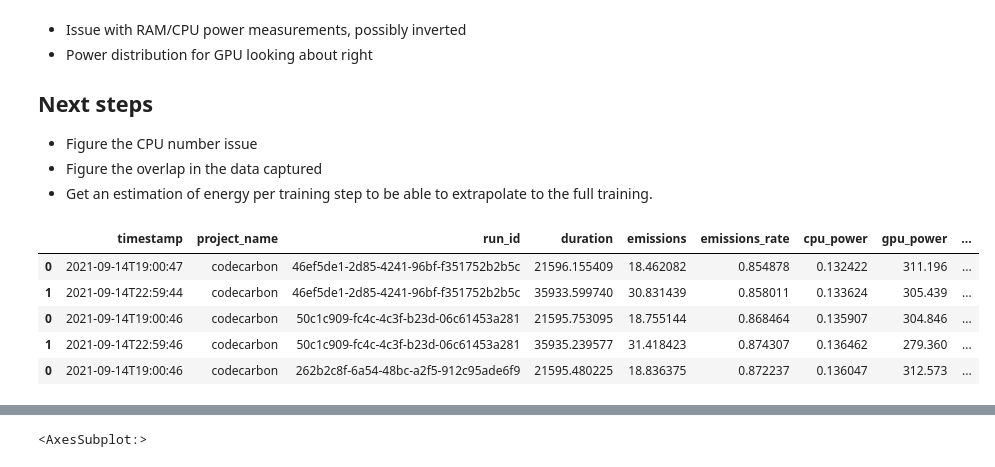
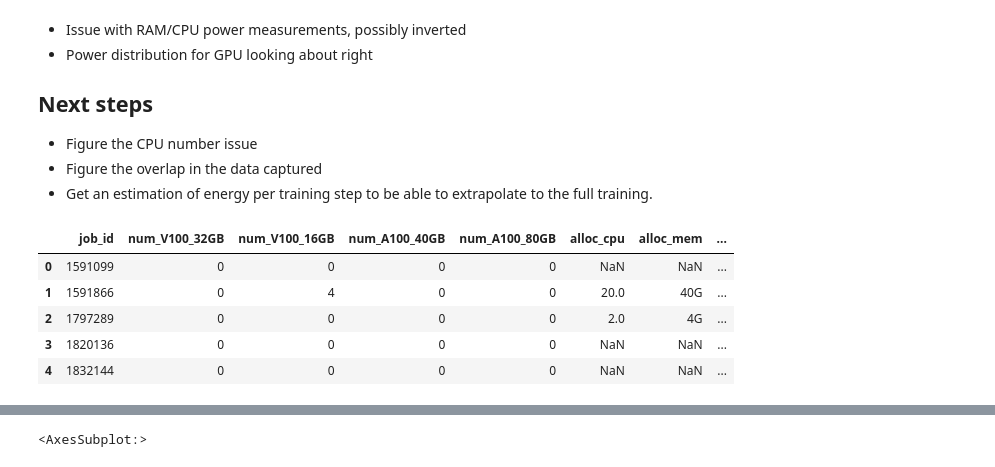
Before and after one commit to bigscience-workshop/carbon-footprint, a Jupyter notebook: tr1-13B-codecarbon-analysis.ipynb, the cells around one changed output, grey strips where cells are left out. Drawn from its saved outputs; the diff is of its cells as text; code cells hidden in the pictures.

```diff
--- a/tr1-13B-codecarbon-analysis.ipynb
+++ b/tr1-13B-codecarbon-analysis.ipynb
@@ -33,18 +38,18 @@ Each csv file contains a report for a single gpu.
 # %%
-import pandas as pd
-import matplotlib
-import os
-
 # Read files into a single DataFrame
-directory = "tr1-13B-codecarbon/"
-file_paths = [directory+x for x in os.listdir(directory) if x.endswith(".csv")]
-df_list = [pd.read_csv(filename).assign(file=filename.split("/")[1]) for filename in file_paths]
+directory = "Project-end/"
+file_paths = [directory+x for x in os.listdir(directory) if x.endswith("logs.txt")]
+df_list = [pd.read_csv(filename, sep="|", header=None).assign(file=filename.split("/")[1]) for filename in file_paths]
 df = pd.concat(df_list)
+df.columns= ['job_id', 'num_V100_32GB', 'num_V100_16GB', 'num_A100_40GB', 'num_A100_80GB', \
+             'alloc_cpu', 'alloc_mem', 'alloc_energy', 'partition', 'group', 'elapsed',\
+              'qos','jobname', 'start', 'end', 'workdir', 'account' ,'file']
+df=df.drop('workdir', axis=1)
 df.head()
 # %% [output]
-|  | timestamp | project_name | run_id | duration | emissions | emissions_rate | cpu_power | gpu_power | ... |
-| 0 | 2021-09-14T19:00:47 | codecarbon | 46ef5de1-2d85-4241-96bf-f351752b2b5c | 21596.155409 | 18.462082 | 0.854878 | 0.132422 | 311.196 | ... |
-| 1 | 2021-09-14T22:59:44 | codecarbon | 46ef5de1-2d85-4241-96bf-f351752b2b5c | 35933.599740 | 30.831439 | 0.858011 | 0.133624 | 305.439 | ... |
-| 0 | 2021-09-14T19:00:46 | codecarbon | 50c1c909-fc4c-4c3f-b23d-06c61453a281 | 21595.753095 | 18.755144 | 0.868464 | 0.135907 | 304.846 | ... |
-| 1 | 2021-09-14T22:59:46 | codecarbon | 50c1c909-fc4c-4c3f-b23d-06c61453a281 | 35935.239577 | 31.418423 | 0.874307 | 0.136462 | 279.360 | ... |
-| 0 | 2021-09-14T19:00:46 | codecarbon | 262b2c8f-6a54-48bc-a2f5-912c95ade6f9 | 21595.480225 | 18.836375 | 0.872237 | 0.136047 | 312.573 | ... |
+|  | job_id | num_V100_32GB | num_V100_16GB | num_A100_40GB | num_A100_80GB | alloc_cpu | alloc_mem | ... |
+| 0 | 1591099 | 0 | 0 | 0 | 0 | NaN | NaN | ... |
+| 1 | 1591866 | 0 | 4 | 0 | 0 | 20.0 | 40G | ... |
+| 2 | 1797289 | 0 | 0 | 0 | 0 | 2.0 | 4G | ... |
+| 3 | 1820136 | 0 | 0 | 0 | 0 | NaN | NaN | ... |
+| 4 | 1832144 | 0 | 0 | 0 | 0 | NaN | NaN | ... |
```
Also changed, not shown: parts of 26 cells of this notebook.
